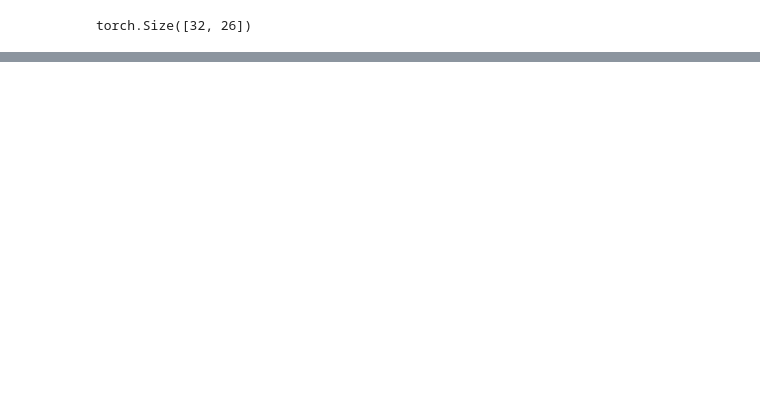
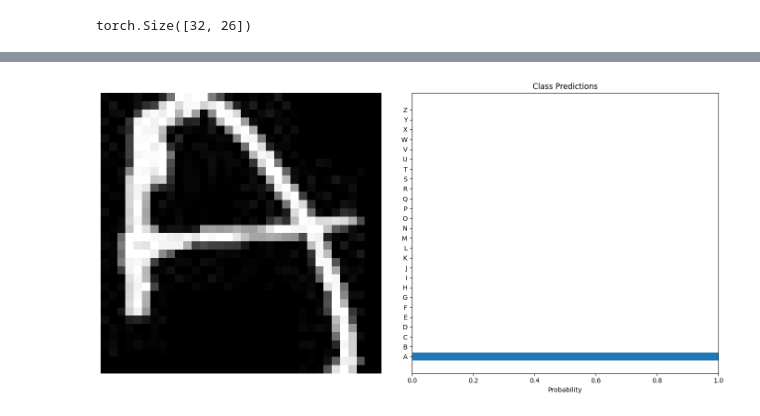
Before and after one commit to LightningFryer/pytorch-english-char-model, a Jupyter notebook: EnglishCharacterRegModel.ipynb, the cells around one changed output, grey strips where cells are left out. Cells and saved outputs as stored; diff of their text form; code cells hidden in the pictures; blank space fills up the shorter version.

```diff
--- a/EnglishCharacterRegModel.ipynb
+++ b/EnglishCharacterRegModel.ipynb
@@ -229,31 +230,33 @@ def predict(model, image_tensor, device):
         outputs = model(image_tensor)
         probabilities = torch.nn.functional.softmax(outputs, dim=1)
     return probabilities.cpu().numpy().flatten()
 
 def visualize_predictions(original_image, probabilities, class_names):
     fig, axarr = plt.subplots(1, 2, figsize=(14, 7))
 
     # Display image
     axarr[0].imshow(original_image)
     axarr[0].axis("off")
 
     # Display predictions
     axarr[1].barh(class_names, probabilities)
     axarr[1].set_xlabel("Probability")
     axarr[1].set_title("Class Predictions")
     axarr[1].set_xlim(0, 1)
 
     plt.tight_layout()
     plt.show()
 
-test_image = "/kaggle/input/english-alphabets/X/1065.jpg"
+test_image = "/kaggle/input/english-alphabets/A/14.jpg"
 transform = transforms.Compose([
     transforms.Resize((128, 128)),
     transforms.ToTensor()
 ])
 
 original_image, image_tensor = preprocess_image(test_image, transform)
 probabilities = predict(model, image_tensor, device)
 
 class_names = dataset.classes
 visualize_predictions(original_image, probabilities, class_names)
+# %% [output]
+[figure, added]
```
Also changed, not shown: parts of 6 cells of this notebook.
